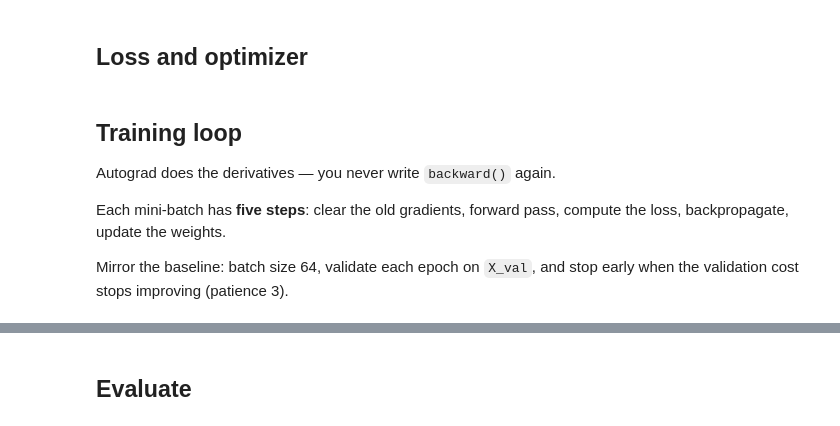
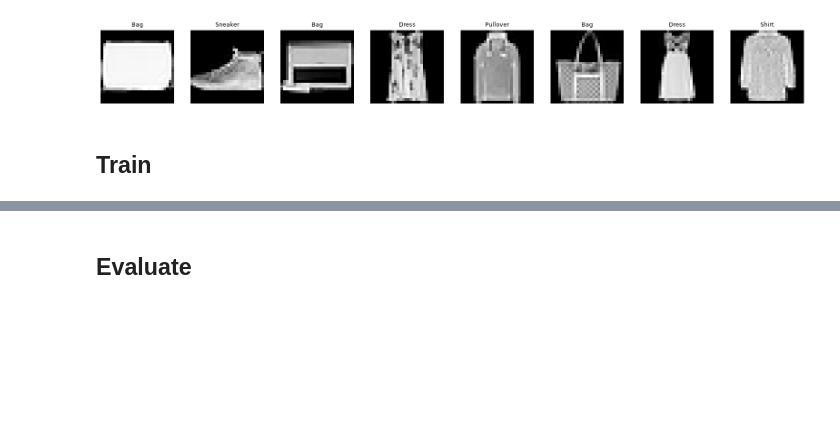
Before and after one commit to fnmsantiago/fashion-mnist-from-scratch, a Jupyter notebook: notebooks/02_pytorch_comparison.ipynb, the cells around one changed output, grey strips where cells are left out. Drawn from its saved outputs; the diff is of its cells as text; code cells hidden in the pictures; blank space fills up the shorter version.

```diff
--- a/notebooks/02_pytorch_comparison.ipynb
+++ b/notebooks/02_pytorch_comparison.ipynb
@@ -53,2 +47,0 @@ model = ...
-# %% [markdown]
-## Loss and optimizer
@@ -61,10 +47,0 @@ optimizer = ...
-# %% [markdown]
-## Training loop
-
-Autograd does the derivatives — you never write `backward()` again.
-
-Each mini-batch has **five steps**: clear the old gradients, forward pass,
-compute the loss, backpropagate, update the weights.
-
-Mirror the baseline: batch size 64, validate each epoch on `X_val`, and stop
-early when the validation cost stops improving (patience 3).
@@ -80,0 +48,6 @@ epochs_run = ...
+# %%
+plot_examples(x_train, y_train)
+# %% [output]
+[figure, added]
+# %% [markdown]
+## Train
```
Also changed, not shown: parts of 25 cells of this notebook, 1 other file.
